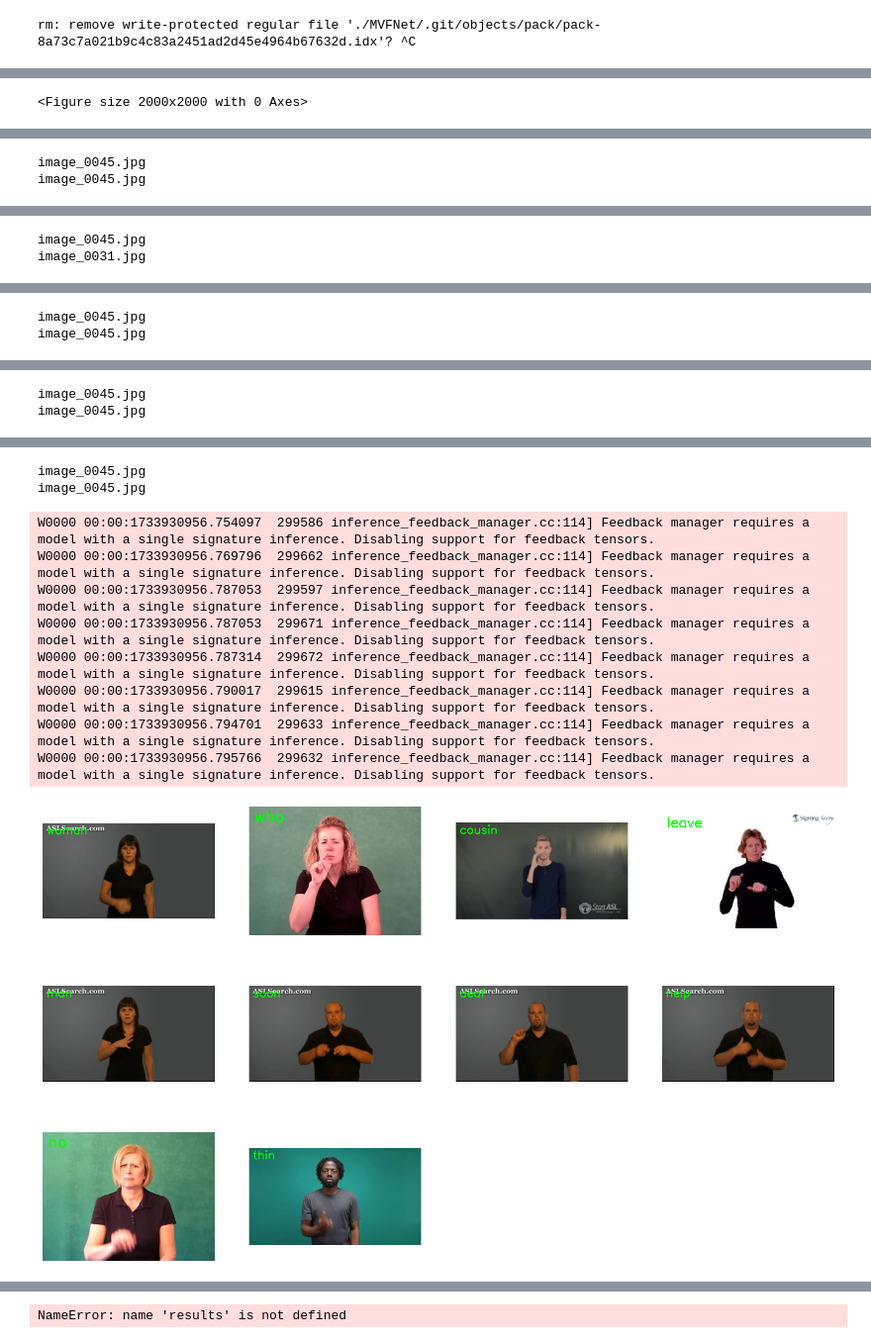
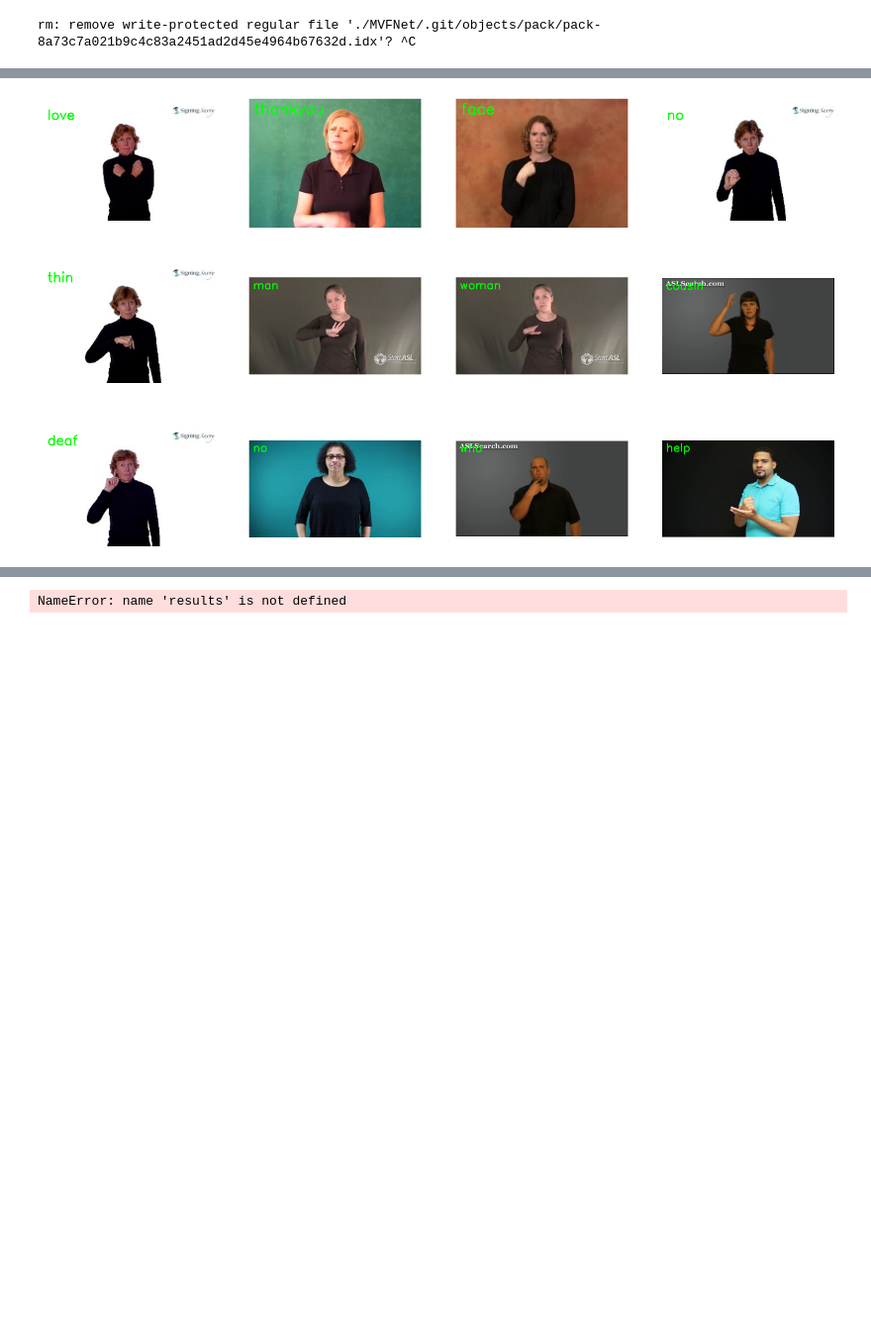
Before and after one commit to archit31uniyal/Activity_recognition_using_BIKE, a Jupyter notebook: new_pred.ipynb, the cells around one changed output, grey strips where cells are left out. Shown at 99% size. Cells and saved outputs as stored; diff of their text form; code cells hidden in the pictures; blank space fills up the shorter version.

```diff
--- a/new_pred.ipynb
+++ b/new_pred.ipynb
@@ -94,45 +94,46 @@ def draw_styled_landmarks(image, results, mp_drawing, mp_holistic):
                              mp_drawing.DrawingSpec(color=(245,66,230), thickness=2, circle_radius=2)
                              )
 # %%
-random.seed(100)
+seed = 100
+random.seed(seed)
 num_classes = 10
-frames_path = '/home/tkg5kq/.cache/kagglehub/datasets/risangbaskoro/wlasl-processed/versions/5/videos_org/'
+frames_path = '/home/tkg5kq/.cache/kagglehub/datasets/risangbaskoro/wlasl-processed/versions/5/frames_wlasl_10'
 image_height = 64
 image_width = 80
-plt.figure(figsize=(20,20))
 
-classes = os.listdir(frames_path)
+classes = ['love', 'thankyou', 'face', 'no', 'thin', 'man', 'woman', 'cousin', 'deaf', 'no', 'who', 'help']
+# classes = os.listdir(frames_path)
 
 mp_drawing = mp.solutions.drawing_utils
 mp_drawing_styles = mp.solutions.drawing_styles
 mp_holistic = mp.solutions.holistic
-# %% [output]
-<Figure size 2000x2000 with 0 Axes>
 # %%
-# def load_video_dataset(path, num_classes=20):
-
-
+plt.figure(figsize=(20,20))
 random_range = random.sample(range(len(classes)), num_classes)
 
-for counter, random_index in enumerate(random_range, 1):
-    selected_class_name = classes[random_index]
-
-    video_files_names_list = os.listdir(f'{frames_path}/{selected_class_name}')
+frames = []
+results_list = []
+for counter, selected_class_name in enumerate(classes):
+    video_files_names_list = os.listdir(os.path.join(frames_path, selected_class_name))
 
     selected_video_file_name = random.choice(video_files_names_list)
 
-    video_frame_list = os.listdir(f'{frames_path}/{selected_class_name}/{selected_video_file_name}')
+    video_frame_path = os.path.join(frames_path, selected_class_name, selected_video_file_name)
+    video_frame_list = os.listdir(video_frame_path)
 
     with mp_holistic.Holistic(min_detection_confidence=0.5, min_tracking_confidence=0.5) as holistic:
         idx = 0
-        print(video_frame_list[0])
-        bgr_frame = cv2.imread(f'{frames_path}/{selected_class_name}/{selected_video_file_name}/{video_frame_list[0]}')
-        bgr_frame, results = mediapipe_detection(bgr_frame, holistic) #hands.process(cv2.cvtColor(bgr_frame, cv2.COLOR_BGR2RGB))
-        # bgr_frame = cv2.resize(bgr_frame, (image_width, image_height))
+        # print(video_frame_list[0])
+        frame_path = os.path.join(frames_path, selected_class_name, selected_video_file_name, video_frame_list[0])
+        # print(frame_path)
+        bgr_frame = cv2.imread(frame_path)
+        bgr_frame, results = mediapipe_detection(bgr_frame, holistic)
+        frames.append(bgr_frame)
+        results_list.append(results)
 
     rgb_frame = cv2.cvtColor(bgr_frame, cv2.COLOR_BGR2RGB)
     cv2.putText(rgb_frame, selected_class_name, (10, 30), cv2.FONT_HERSHEY_SIMPLEX, 1, (0, 255, 0), 2)
-    plt.subplot(5, 4, counter); plt.imshow(rgb_frame); plt.axis('off')
+    plt.subplot(5, 4, counter+1); plt.imshow(rgb_frame); plt.axis('off')
 
 plt.show()
 
@@ -153,2 +158,0 @@ I0000 00:00:1733930955.290075  298898 gl_context.cc:357] GL version: 3.2 (OpenGL
-image_0045.jpg
-image_0045.jpg
@@ -171,2 +158,0 @@ W0000 00:00:1733930955.533296  298964 inference_feedback_manager.cc:114] Feedbac
-image_0045.jpg
-image_0031.jpg
@@ -190,2 +158,0 @@ I0000 00:00:1733930955.986931  299292 gl_context.cc:357] GL version: 3.2 (OpenGL
-image_0045.jpg
-image_0045.jpg
@@ -207,2 +158,0 @@ W0000 00:00:1733930956.243017  299318 inference_feedback_manager.cc:114] Feedbac
-image_0045.jpg
-image_0045.jpg
@@ -226,11 +159 @@ I0000 00:00:1733930956.709493  299680 gl_context.cc:357] GL version: 3.2 (OpenGL
-image_0045.jpg
-image_0045.jpg
-W0000 00:00:1733930956.754097  299586 inference_feedback_manager.cc:114] Feedback manager requires a model with a single signature inference. Disabling support for feedback tensors.
-W0000 00:00:1733930956.769796  299662 inference_feedback_manager.cc:114] Feedback manager requires a model with a single signature inference. Disabling support for feedback tensors.
-W0000 00:00:1733930956.787053  299597 inference_feedback_manager.cc:114] Feedback manager requires a model with a single signature inference. Disabling support for feedback tensors.
-W0000 00:00:1733930956.787053  299671 inference_feedback_manager.cc:114] Feedback manager requires a model with a single signature inference. Disabling support for feedback tensors.
-W0000 00:00:1733930956.787314  299672 inference_feedback_manager.cc:114] Feedback manager requires a model with a single signature inference. Disabling support for feedback tensors.
-W0000 00:00:1733930956.790017  299615 inference_feedback_manager.cc:114] Feedback manager requires a model with a single signature inference. Disabling support for feedback tensors.
-W0000 00:00:1733930956.794701  299633 inference_feedback_manager.cc:114] Feedback manager requires a model with a single signature inference. Disabling support for feedback tensors.
-W0000 00:00:1733930956.795766  299632 inference_feedback_manager.cc:114] Feedback manager requires a model with a single signature inference. Disabling support for feedback tensors.
-[figure, old version]
+[figure, new version]
```
Also changed, not shown: parts of 18 cells of this notebook, 2 other files.
